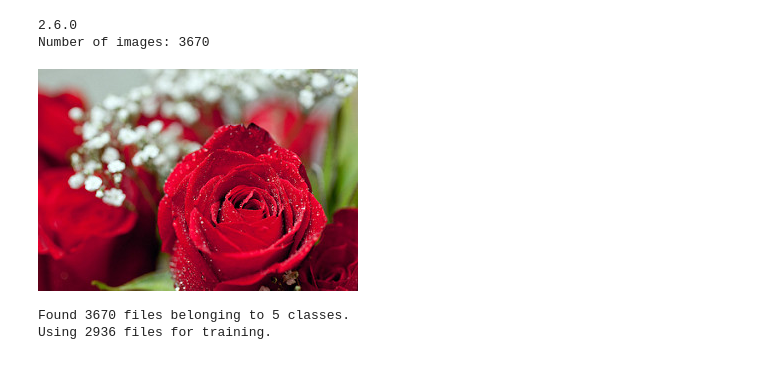
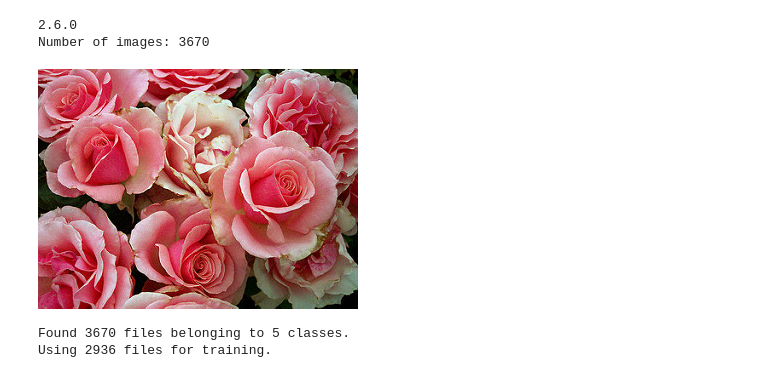
Before and after one commit to jdmacam/keycap-model, a Jupyter notebook: tutorial/flowertutorial.ipynb, the cells around one changed output. Drawn from its saved outputs; the diff is of its cells as text; code cells hidden in the pictures.

```diff
--- a/tutorial/flowertutorial.ipynb
+++ b/tutorial/flowertutorial.ipynb
@@ -2,35 +2,35 @@
 import matplotlib.pyplot as plt
 import matplotlib.image as mpimg
 import numpy as np
 import os
 import PIL
 import tensorflow as tf
 
 from tensorflow import keras
 from tensorflow.keras import layers
 from tensorflow.keras.models import Sequential
 
 print(tf.__version__)
 
 # download the dataset
 import pathlib
 dataset_url = "https://storage.googleapis.com/download.tensorflow.org/example_images/flower_photos.tgz"
 data_dir = tf.keras.utils.get_file('flower_photos', origin=dataset_url, untar=True)
 data_dir = pathlib.Path(data_dir)
 
 # .glob() returns an object of a list of files with the given syntax
 # convert to a list to access that list
 image_count = len(list(data_dir.glob("*/*.jpg")))
 
 print (f"Number of images: {image_count}")
 
 
 roses = list(data_dir.glob('roses/*'))
-PIL.Image.open(str(roses[1]))
+PIL.Image.open(str(roses[0]))
 # %% [output]
 2.6.0
 Number of images: 3670
-[figure, old version]
+[figure, new version]
 # %%
 # load in the data we downloaded using Keras
 batch_size = 32
```
Also changed, not shown: parts of 10 cells of this notebook, 11 other files.
